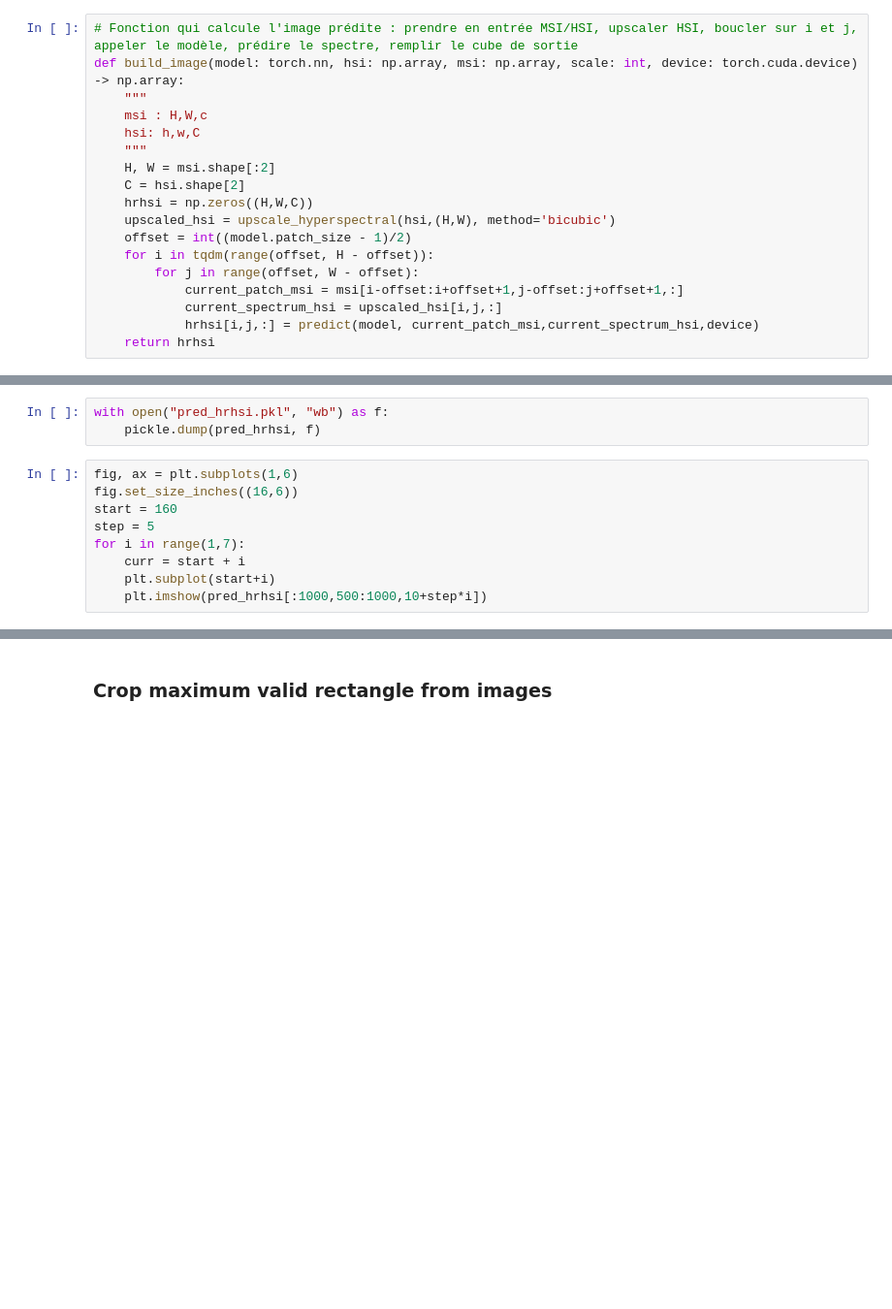
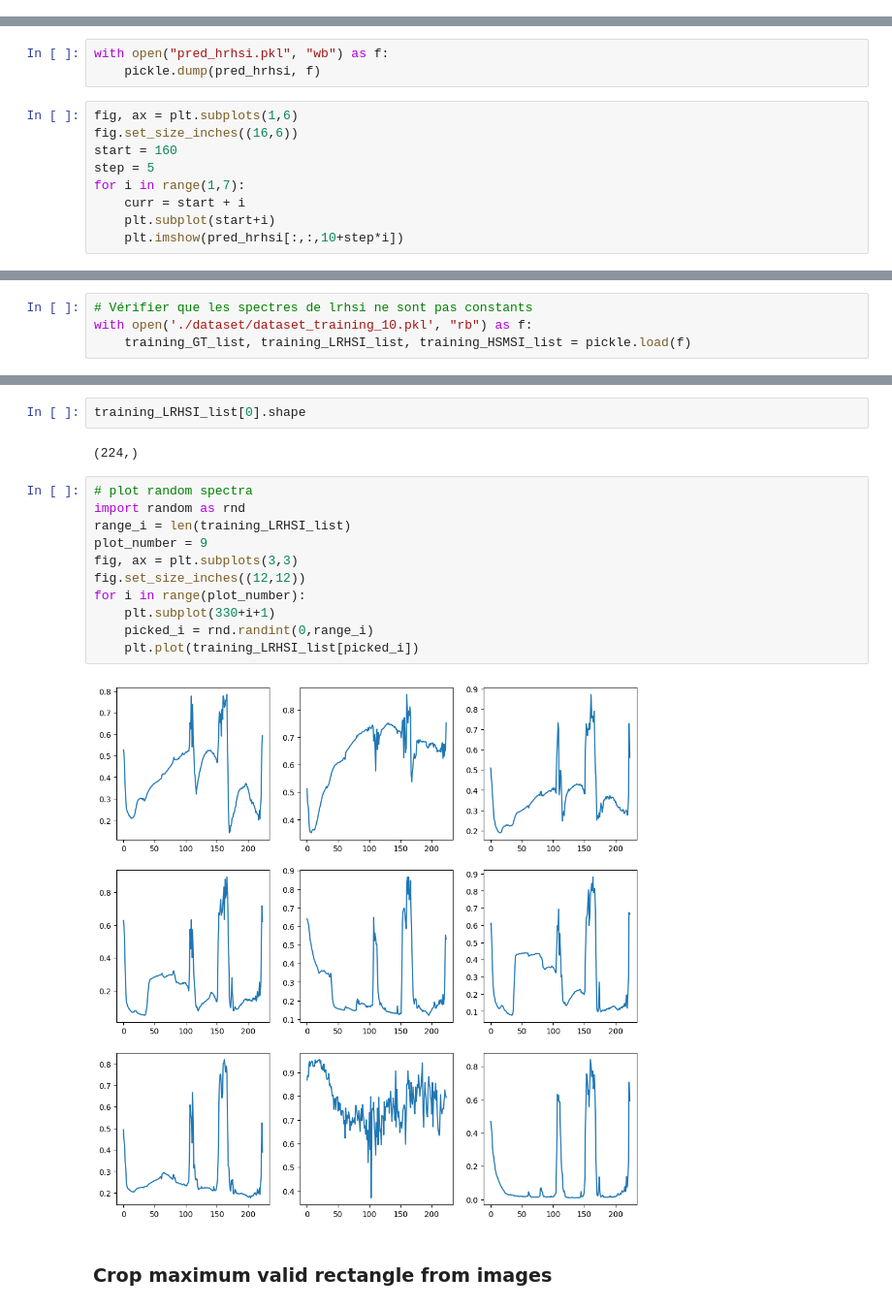
Before and after one commit to jtreguer/two-branch-CNN, a Jupyter notebook: 2BCNN_testing.ipynb, the cells around one changed output, grey strips where cells are left out. Shown at 97% size. Cells and saved outputs as stored; diff of their text form; blank space fills up the shorter version.

```diff
--- a/2BCNN_testing.ipynb
+++ b/2BCNN_testing.ipynb
@@ -150,21 +131,3 @@ def upscale_hyperspectral(img: np.ndarray, target_dims: tuple, method: str = 'bi
-# %%
-# Fonction qui calcule l'image prédite : prendre en entrée MSI/HSI, upscaler HSI, boucler sur i et j, appeler le modèle, prédire le spectre, remplir le cube de sortie
-def build_image(model: torch.nn, hsi: np.array, msi: np.array, scale: int, device: torch.cuda.device) -> np.array:
-    """
-    msi : H,W,c
-    hsi: h,w,C
-    """
-    H, W = msi.shape[:2]
-    C = hsi.shape[2]
-    hrhsi = np.zeros((H,W,C))
-    upscaled_hsi = upscale_hyperspectral(hsi,(H,W), method='bicubic')
-    offset = int((model.patch_size - 1)/2)
-    for i in tqdm(range(offset, H - offset)):
-        for j in range(offset, W - offset):
-            current_patch_msi = msi[i-offset:i+offset+1,j-offset:j+offset+1,:]
-            current_spectrum_hsi = upscaled_hsi[i,j,:]
-            hrhsi[i,j,:] = predict(model, current_patch_msi,current_spectrum_hsi,device)
-    return hrhsi
 # %% [markdown]
 ### FITS Images
 # %%
@@ -354,5 +377,5 @@ step = 5
 for i in range(1,7):
     curr = start + i
     plt.subplot(start+i)
-    plt.imshow(pred_hrhsi[:1000,500:1000,10+step*i])
+    plt.imshow(pred_hrhsi[:,:,10+step*i])
 # %% [output]
@@ -359,0 +405,4 @@ for i in range(1,7):
+# %%
+# Vérifier que les spectres de lrhsi ne sont pas constants
+with open('./dataset/dataset_training_10.pkl', "rb") as f:
+    training_GT_list, training_LRHSI_list, training_HSMSI_list = pickle.load(f)
@@ -360,3 +413,20 @@ for i in range(1,7):
+# %%
+training_LRHSI_list[0].shape
+# %% [output]
+(224,)
+# %%
+# plot random spectra
+import random as rnd
+range_i = len(training_LRHSI_list)
+plot_number = 9
+fig, ax = plt.subplots(3,3)
+fig.set_size_inches((12,12))
+for i in range(plot_number):
+    plt.subplot(330+i+1)
+    picked_i = rnd.randint(0,range_i)
+    plt.plot(training_LRHSI_list[picked_i])
+# %% [output]
+[figure, added]
 # %% [markdown]
 ### Crop maximum valid rectangle from images
 # %%
```
Also changed, not shown: parts of 19 cells of this notebook, 5 other files.
